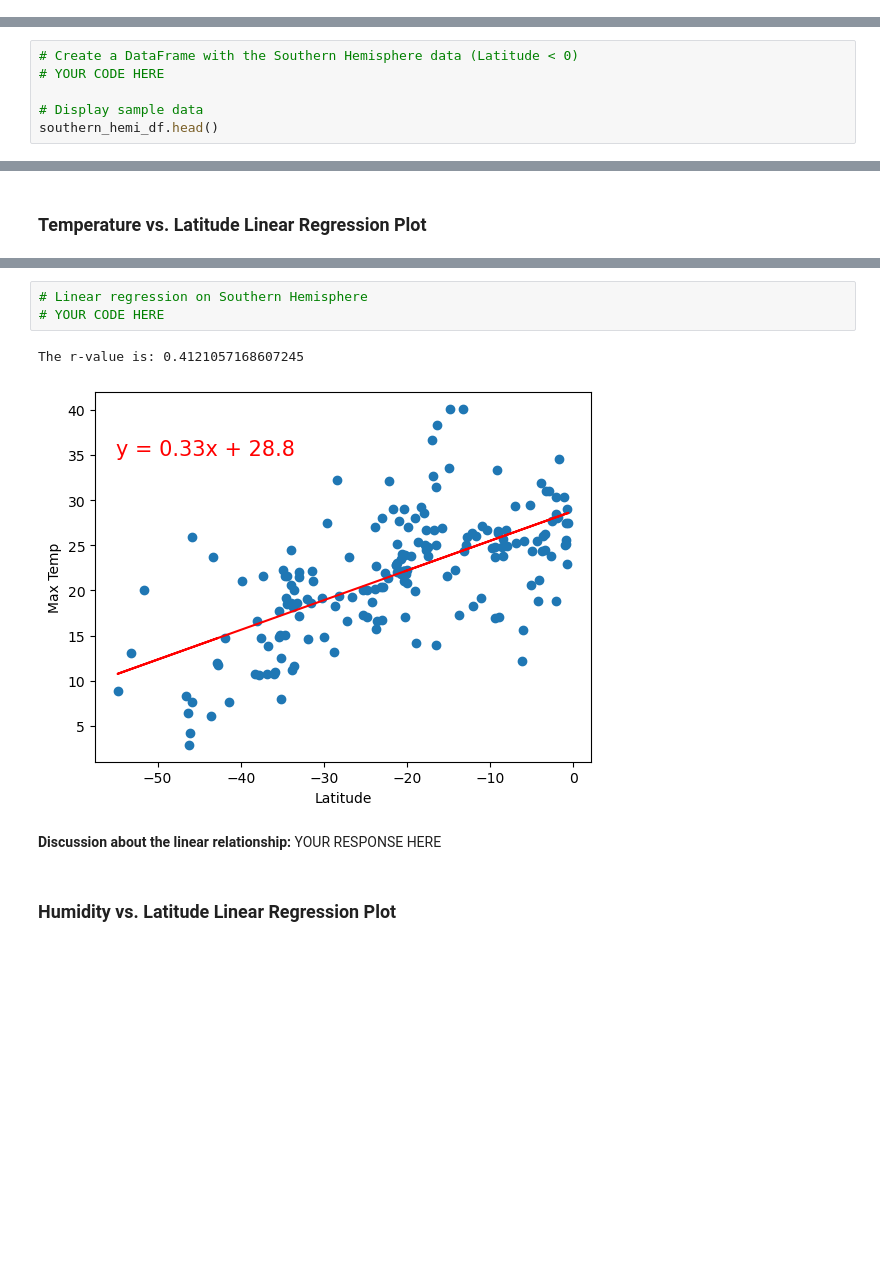
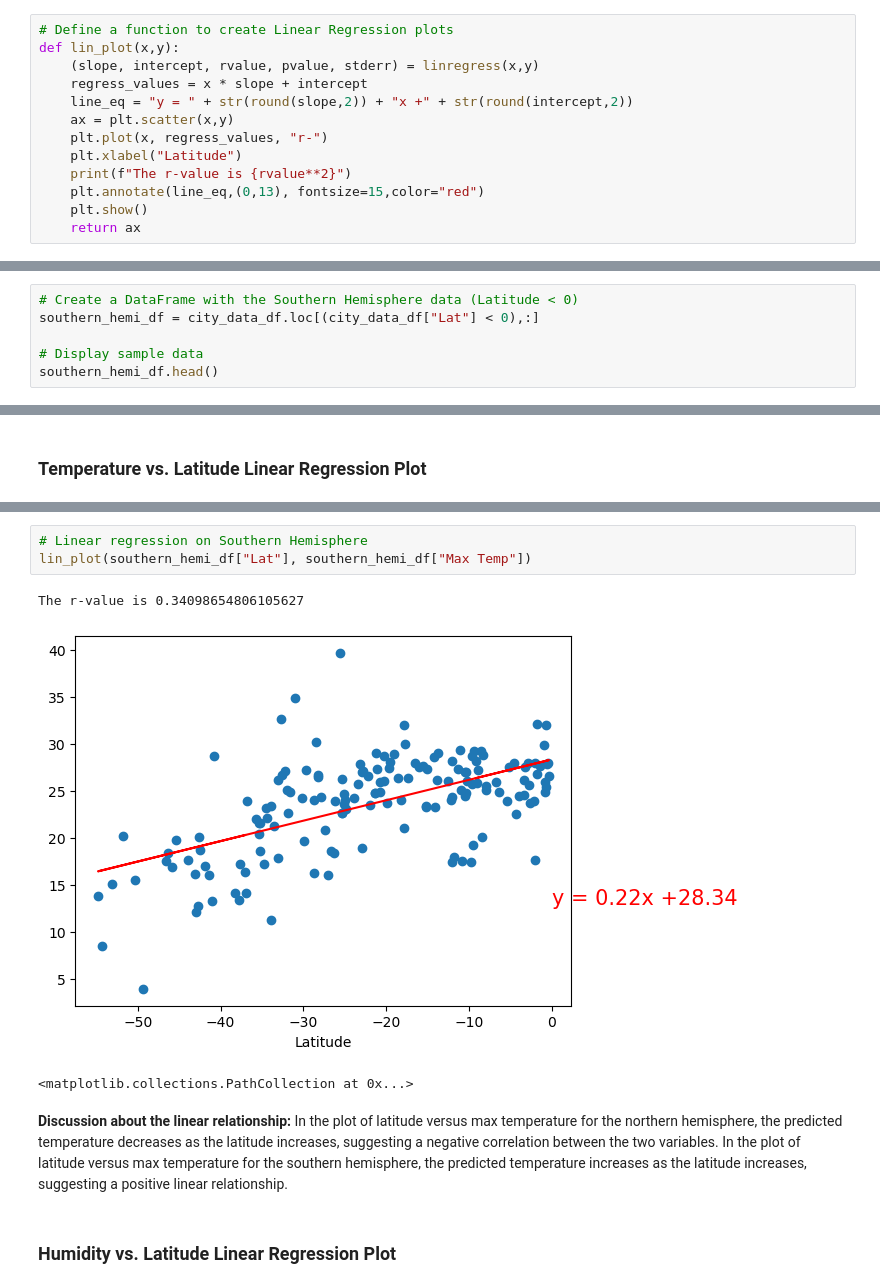
Before and after one commit to madhaught/python-api-challenge, a Jupyter notebook: WeatherPy/WeatherPy.ipynb, the cells around one changed output, grey strips where cells are left out. Cells and saved outputs as stored; diff of their text form; blank space fills up the shorter version.

```diff
--- a/WeatherPy/WeatherPy.ipynb
+++ b/WeatherPy/WeatherPy.ipynb
@@ -274,2 +272,15 @@ plt.show()
+# %%
+# Define a function to create Linear Regression plots
+def lin_plot(x,y):
+    (slope, intercept, rvalue, pvalue, stderr) = linregress(x,y)
+    regress_values = x * slope + intercept
+    line_eq = "y = " + str(round(slope,2)) + "x +" + str(round(intercept,2))
+    ax = plt.scatter(x,y)
+    plt.plot(x, regress_values, "r-")
+    plt.xlabel("Latitude")
+    print(f"The r-value is {rvalue**2}")
+    plt.annotate(line_eq,(0,13), fontsize=15,color="red")
+    plt.show()
+    return ax
 # %%
 # Create a DataFrame with the Northern Hemisphere data (Latitude >= 0)
@@ -288,6 +299,6 @@ northern_hemi_df.head()
 # %%
 # Create a DataFrame with the Southern Hemisphere data (Latitude < 0)
-# YOUR CODE HERE
+southern_hemi_df = city_data_df.loc[(city_data_df["Lat"] < 0),:]
 
 # Display sample data
 southern_hemi_df.head()
@@ -310,10 +322,11 @@ The r-value is: 0.7161472181434118
 # %%
 # Linear regression on Southern Hemisphere
-# YOUR CODE HERE
+lin_plot(southern_hemi_df["Lat"], southern_hemi_df["Max Temp"])
 # %% [output]
-The r-value is: 0.4121057168607245
+The r-value is 0.34098654806105627
-[figure, old version]
+[figure, new version]
+<matplotlib.collections.PathCollection at 0x...>
-# %% [markdown]
-**Discussion about the linear relationship:** YOUR RESPONSE HERE
+# %% [markdown]
+**Discussion about the linear relationship:** In the plot of latitude versus max temperature for the northern hemisphere, the predicted temperature decreases as the latitude increases, suggesting a negative correlation between the two variables. In the plot of latitude versus max temperature for the southern hemisphere, the predicted temperature increases as the latitude increases, suggesting a positive linear relationship.
 # %% [markdown]
 ### Humidity vs. Latitude Linear Regression Plot
```
Also changed, not shown: parts of 31 cells of this notebook, 5 other files.
